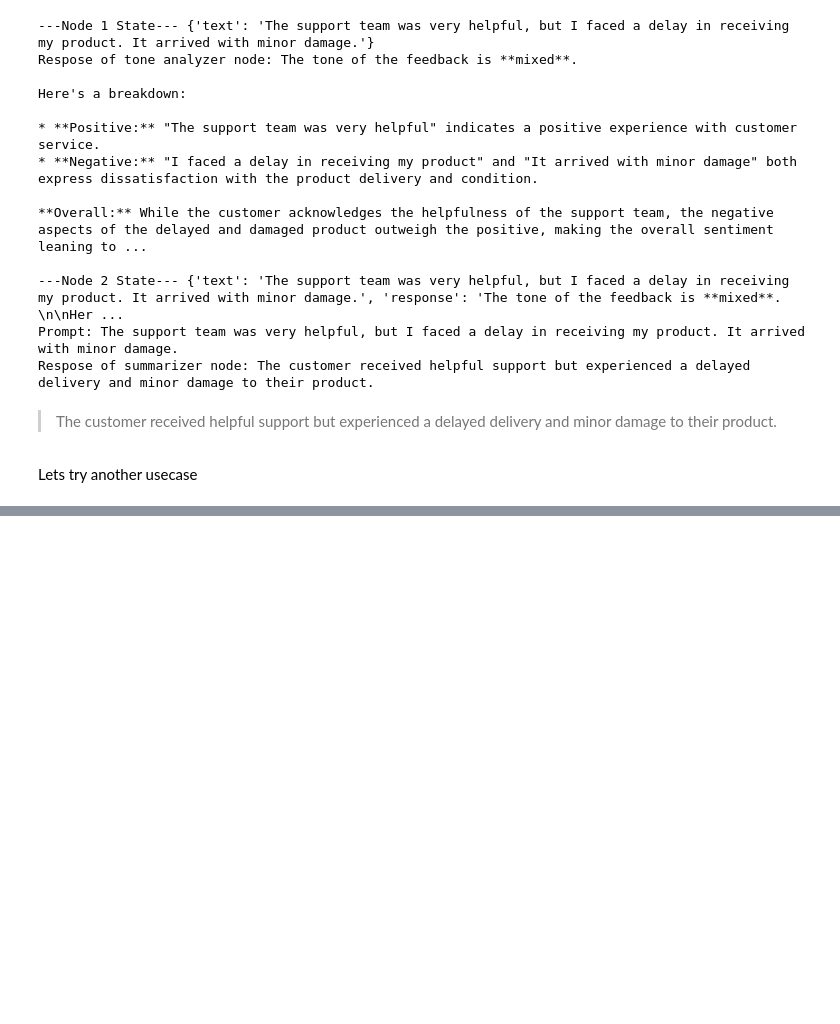
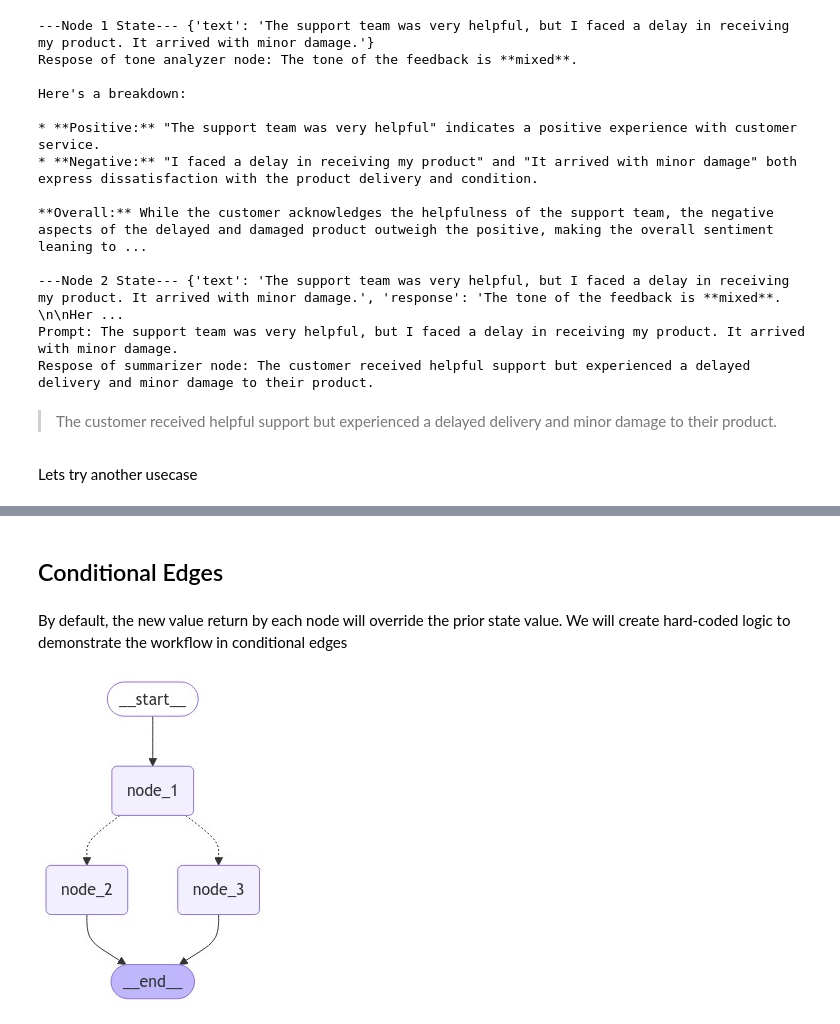
Before and after one commit to mmaazkhanhere/genai-learning-repo, a Jupyter notebook: langchain/langgraph.ipynb, the cells around one changed output, grey strips where cells are left out. Cells and saved outputs as stored; diff of their text form; code cells hidden in the pictures; blank space fills up the shorter version.

```diff
--- a/langchain/langgraph.ipynb
+++ b/langchain/langgraph.ipynb
@@ -351,0 +438,46 @@ The [Company Name] Customer Support Team
+# %% [markdown]
+## Conditional Edges
+# %% [markdown]
+By default, the new value return by each node will override the prior state value. We will create hard-coded logic to demonstrate the workflow in conditional edges
+# %%
+class State(TypedDict):
+    user_input: str
+
+def node_1(state: State) -> State:
+    print("---Node 1 State---", state)
+    return {"user_input": state["user_input"] + "I am"}
+
+def node_2(state: State) -> State:
+  print("---Node 2 State---", state)
+  return {"user_input": state["user_input"] + " happy!"}
+
+def node_3(state: State) -> State:
+  print("---Node 3 State---", state)
+  return {"user_input": state["user_input"] + " I sad"}
+
+number: float = random.random()
+
+def decide_node(state:State) ->Literal["node_2", "node_3"]:
+  user_input = state["user_input"]
+
+  if random.random() < 0.5:
+    return "node_2"
+  else:
+    return "node_3"
+
+builder: StateGraph = StateGraph(state_schema=State)
+
+builder.add_node("node_1", node_1)
+builder.add_node("node_2", node_2)
+builder.add_node("node_3", node_3)
+
+builder.add_edge(START, "node_1")
+builder.add_conditional_edges("node_1", decide_node)
+builder.add_edge("node_2", END)
+builder.add_edge("node_3", END)
+
+graph: CompiledStateGraph = builder.compile()
+
+display(Image(graph.get_graph().draw_mermaid_png()))
+# %% [output]
+[figure, added]
```
Also changed, not shown: parts of 28 cells of this notebook.
